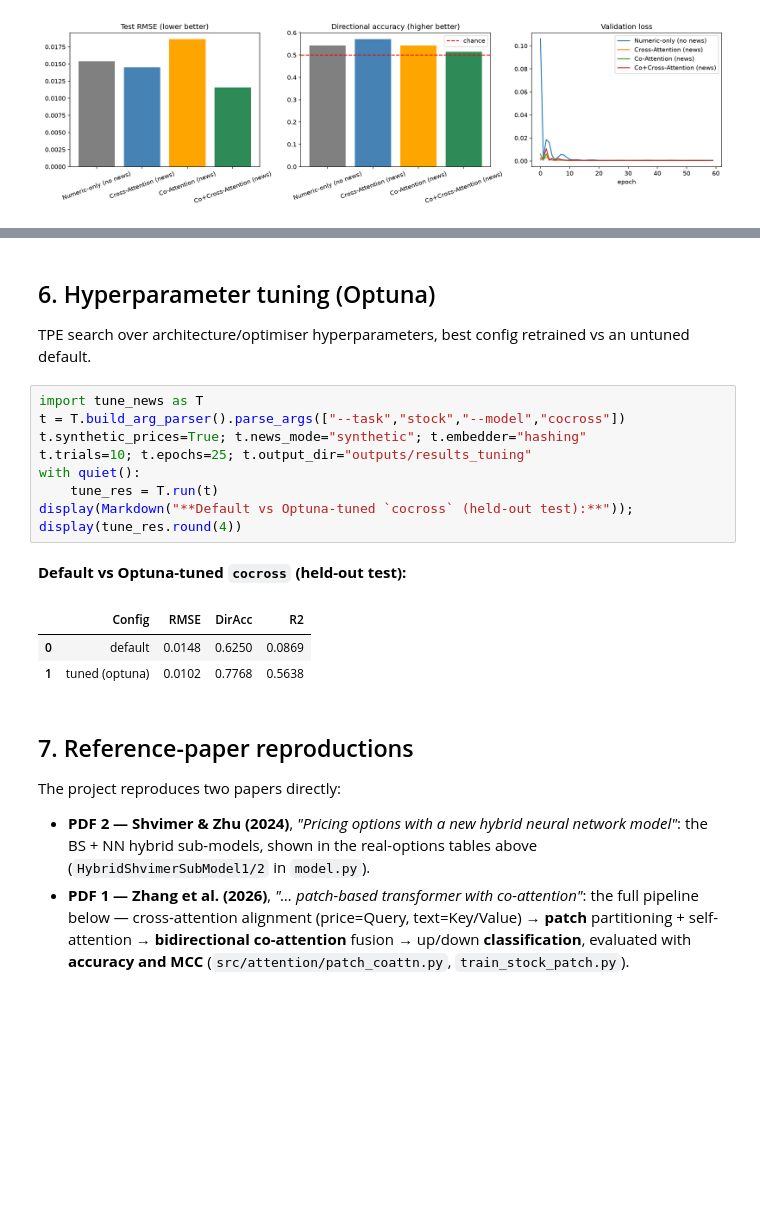
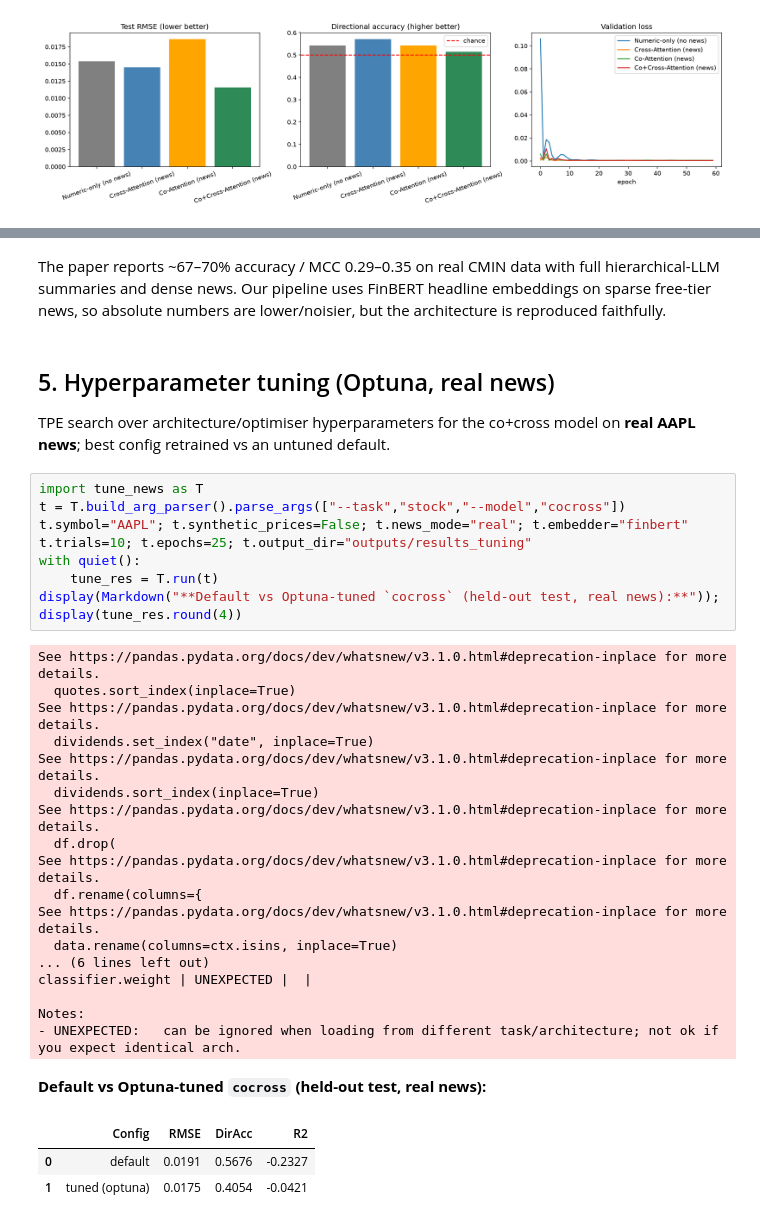
Before and after one commit to Kartikxm07/MINI-project, a Jupyter notebook: results.ipynb, the cells around one changed output, grey strips where cells are left out. Drawn from its saved outputs; the diff is of its cells as text; blank space fills up the shorter version.

```diff
--- a/results.ipynb
+++ b/results.ipynb
@@ -283,29 +275,38 @@ display(res_optnews.round(4)); display(Image("outputs/results_option_news/option
+# %% [markdown]
+The paper reports ~67–70% accuracy / MCC 0.29–0.35 on real CMIN data with full hierarchical-LLM
+summaries and dense news. Our pipeline uses FinBERT headline embeddings on sparse free-tier news, so
+absolute numbers are lower/noisier, but the architecture is reproduced faithfully.
 # %% [markdown]
-## 6. Hyperparameter tuning (Optuna)
-TPE search over architecture/optimiser hyperparameters, best config retrained vs an untuned default.
+## 5. Hyperparameter tuning (Optuna, real news)
+TPE search over architecture/optimiser hyperparameters for the co+cross model on **real AAPL news**;
+best config retrained vs an untuned default.
 # %%
 import tune_news as T
 t = T.build_arg_parser().parse_args(["--task","stock","--model","cocross"])
-t.synthetic_prices=True; t.news_mode="synthetic"; t.embedder="hashing"
+t.symbol="AAPL"; t.synthetic_prices=False; t.news_mode="real"; t.embedder="finbert"
 t.trials=10; t.epochs=25; t.output_dir="outputs/results_tuning"
 with quiet():
     tune_res = T.run(t)
-display(Markdown("**Default vs Optuna-tuned `cocross` (held-out test):**")); display(tune_res.round(4))
+display(Markdown("**Default vs Optuna-tuned `cocross` (held-out test, real news):**")); display(tune_res.round(4))
 # %% [output]
+See https://pandas.pydata.org/docs/dev/whatsnew/v3.1.0.html#deprecation-inplace for more details.
+  quotes.sort_index(inplace=True)
+See https://pandas.pydata.org/docs/dev/whatsnew/v3.1.0.html#deprecation-inplace for more details.
+  dividends.set_index("date", inplace=True)
+See https://pandas.pydata.org/docs/dev/whatsnew/v3.1.0.html#deprecation-inplace for more details.
+  dividends.sort_index(inplace=True)
+See https://pandas.pydata.org/docs/dev/whatsnew/v3.1.0.html#deprecation-inplace for more details.
+  df.drop(
+See https://pandas.pydata.org/docs/dev/whatsnew/v3.1.0.html#deprecation-inplace for more details.
+  df.rename(columns={
+See https://pandas.pydata.org/docs/dev/whatsnew/v3.1.0.html#deprecation-inplace for more details.
+  data.rename(columns=ctx.isins, inplace=True)
+... (6 lines left out)
+classifier.weight | UNEXPECTED |  |
+
+Notes:
+- UNEXPECTED:   can be ignored when loading from different task/architecture; not ok if you expect identical arch.
-**Default vs Optuna-tuned `cocross` (held-out test):**
+**Default vs Optuna-tuned `cocross` (held-out test, real news):**
 |  | Config | RMSE | DirAcc | R2 |
-| 0 | default | 0.0148 | 0.6250 | 0.0869 |
-| 1 | tuned (optuna) | 0.0102 | 0.7768 | 0.5638 |
+| 0 | default | 0.0191 | 0.5676 | -0.2327 |
+| 1 | tuned (optuna) | 0.0175 | 0.4054 | -0.0421 |
-# %% [markdown]
-## 7. Reference-paper reproductions
-
-The project reproduces two papers directly:
-
-- **PDF 2 — Shvimer & Zhu (2024)**, *"Pricing options with a new hybrid neural network model"*:
-  the BS + NN hybrid sub-models, shown in the real-options tables above
-  (`HybridShvimerSubModel1/2` in `model.py`).
-- **PDF 1 — Zhang et al. (2026)**, *"… patch-based transformer with co-attention"*: the full
-  pipeline below — cross-attention alignment (price=Query, text=Key/Value) → **patch**
-  partitioning + self-attention → **bidirectional co-attention** fusion → up/down
-  **classification**, evaluated with **accuracy and MCC** (`src/attention/patch_coattn.py`,
-  `train_stock_patch.py`).
```
Also changed, not shown: parts of 20 cells of this notebook.
